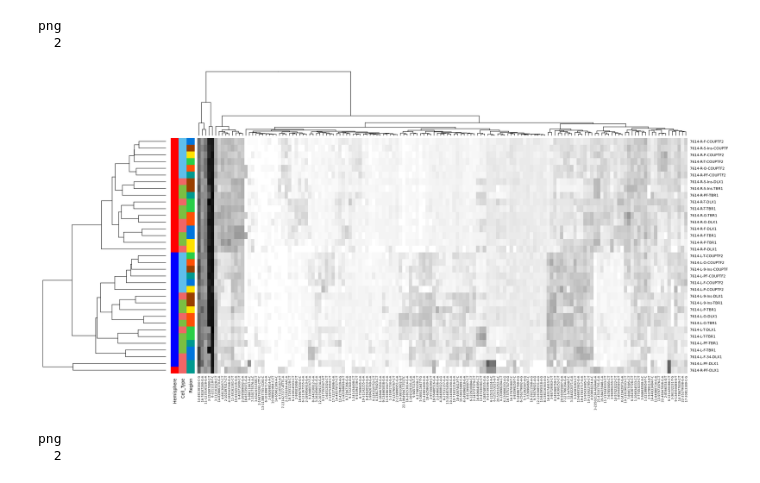
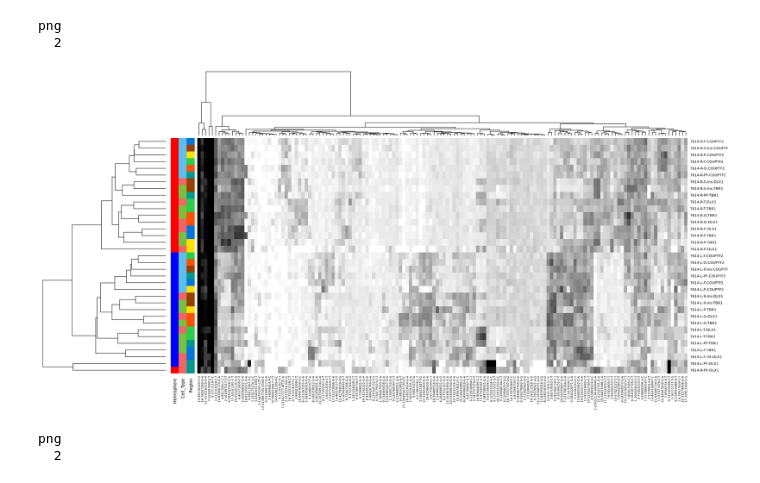
Before and after one commit to shishenyxx/Human_Inhibitory_Neurons, a Jupyter notebook: Analyses/20230114_7614_Ampliseq_QC/Basic_correlation/7614_variant_by_sample_heatmap.ipynb, the cells around one changed output. Saved outputs shown, nothing was run; the diff lists cells and outputs as text; code cells hidden in the pictures.

```diff
--- a/Analyses/20230114_7614_Ampliseq_QC/Basic_correlation/7614_variant_by_sample_heatmap.ipynb
+++ b/Analyses/20230114_7614_Ampliseq_QC/Basic_correlation/7614_variant_by_sample_heatmap.ipynb
@@ -136,17 +132,17 @@ myCol2<-as.matrix(cbind(myCol$Hemisphere_col,myCol$Cell_Type,myCol$Region_col))
 colnames(myCol2)<-c("Hemisphere","Cell_Type","Region")
 # %%
 options(repr.plot.width=18, repr.plot.height=9)
-# Colors = c("blue4","white","red4")
-Colors = c("white","black")
+Colors = c("white","Black","Black")
+#Colors = c("white","black")
 Colors = colorRampPalette(Colors)(100)
 heatmap.plus(Normalized_casted_MAF_VarBySample2,
              distfun = function(x) dist(x,method = 'manhattan'),
              col=Colors,
              RowSideColors=myCol2,
              margins=c(8,8),
              scale = c("none"))
 # %% [output]
-[figure, old version]
+[figure, new version]
 # %%
 pdf(file="7614_varXsample_CTX_sorted_heatmap_scalebar.pdf",height=27,width=54)
 options(repr.plot.width=18, repr.plot.height=9)
```
Also changed, not shown: parts of 3 cells of this notebook, 15 other files.
